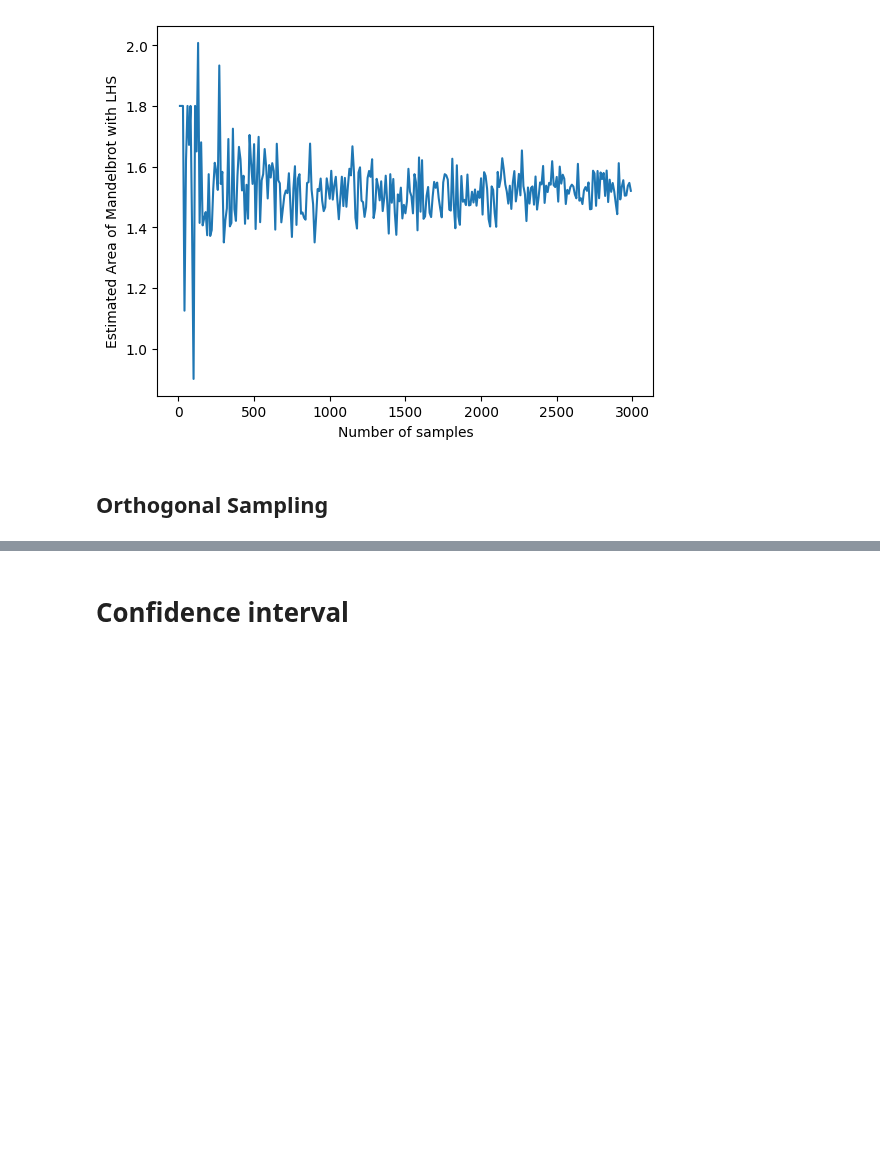
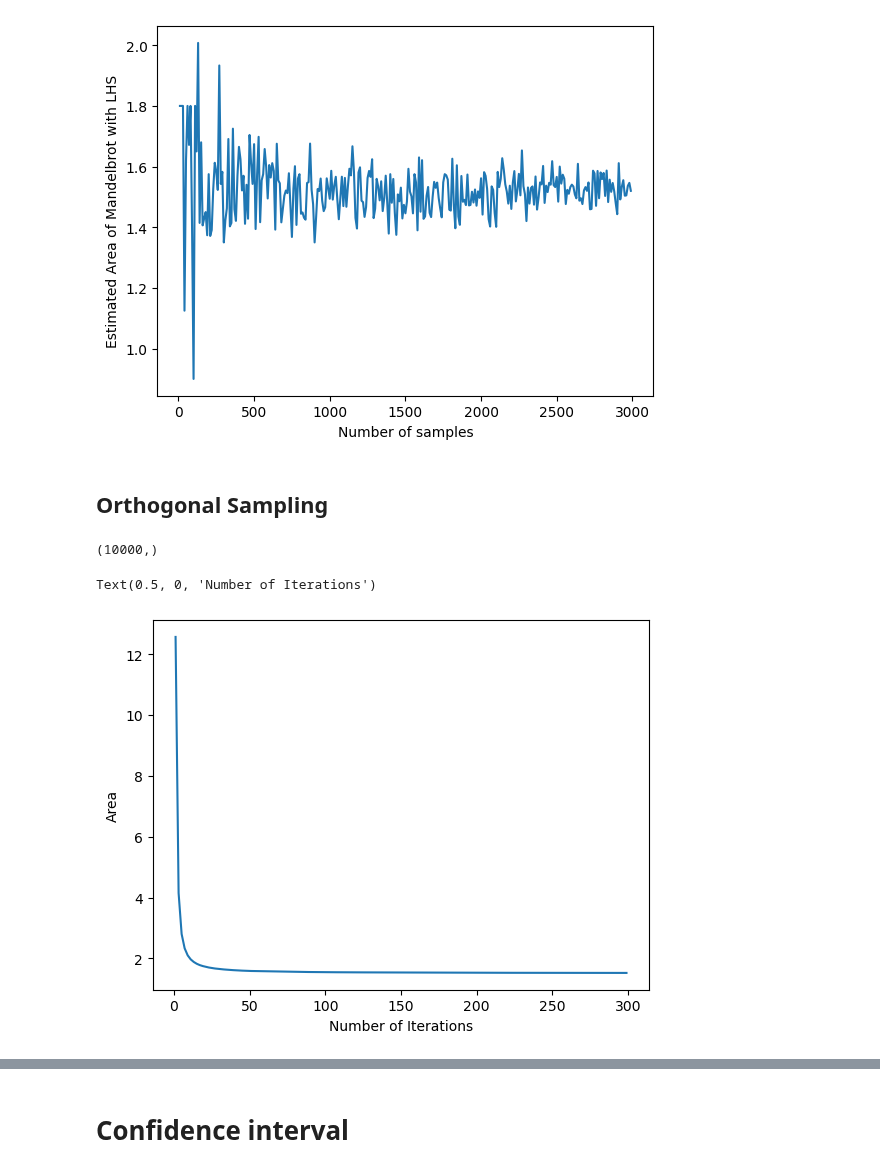
Before and after one commit to KeniaLS/Stoc_Sim_Assignment1, a Jupyter notebook: SS_Kenia_Divya_Assignment1.ipynb, the cells around one changed output, grey strips where cells are left out. Drawn from its saved outputs; the diff is of its cells as text; code cells hidden in the pictures; blank space fills up the shorter version.

```diff
--- a/SS_Kenia_Divya_Assignment1.ipynb
+++ b/SS_Kenia_Divya_Assignment1.ipynb
@@ -375,7 +370,6 @@ def orthogonal_sampling(MAJOR):
     xlist = np.zeros((MAJOR, MAJOR), dtype=int)
     ylist = np.zeros((MAJOR, MAJOR), dtype=int)
     SAMPLES = MAJOR * MAJOR
-    RUNS = 10
     scale = 4.0 / SAMPLES
 
     np.random.seed(3737)
@@ -388,7 +382,7 @@ def orthogonal_sampling(MAJOR):
             xlist[i][j] = ylist[i][j] = m
             m += 1
 
-    for _ in range(RUNS):
+    for _ in range(1):
 
         for i in range(MAJOR):
             random.shuffle(xlist[i])
@@ -396,10 +390,14 @@ def orthogonal_sampling(MAJOR):
 
         for i in range(MAJOR):             # Subsquare column
             for j in range(MAJOR):         # Subsquare row
-                x = -2.0 + scale * (xlist[i][j] + random())
-                y = -2.0 + scale * (ylist[j][i] + random())
+                x = -2.0 + scale * (xlist[i][j] + np.random.random())
+                y = -2.0 + scale * (ylist[j][i] + np.random.random())
 
                 xl_p.append(x)
                 yl_p.append(y)
 
     return xl_p, yl_p
+# %%
+np.array(points[0]).shape
+# %% [output]
+(10000,)
@@ -414,14 +414,17 @@ def iter_vs_area(x_point, y_point, max_iterations, max_samples):
             in_mandelbrot, _ = mandelbrot(c, iters)  # The second element in the tuple is the number of iterations, which we don't need here
             if in_mandelbrot:
                 num_points_mandel += 1
-        area = num_points_mandel * 9 /max_samples
+        area = num_points_mandel * 16 /max_samples
         iter_eval.append(area)
     return iter_eval, num_iters
 # %%
-points = orthogonal_sampling(20)
-ortho_iter, iterations = iter_vs_area(points[0], points[1], 400, 400)
+points = orthogonal_sampling(300)
+ortho_iter, iterations = iter_vs_area(points[0], points[1], 300, 90000)
 plt.plot(iterations, ortho_iter)
 plt.ylabel("Area")
 plt.xlabel("Number of Iterations")
+# %% [output]
+Text(0.5, 0, 'Number of Iterations')
+[figure, added]
 # %%
 def samples_vs_area(num_iters):
```
Also changed, not shown: parts of 10 cells of this notebook, 1 other file.
